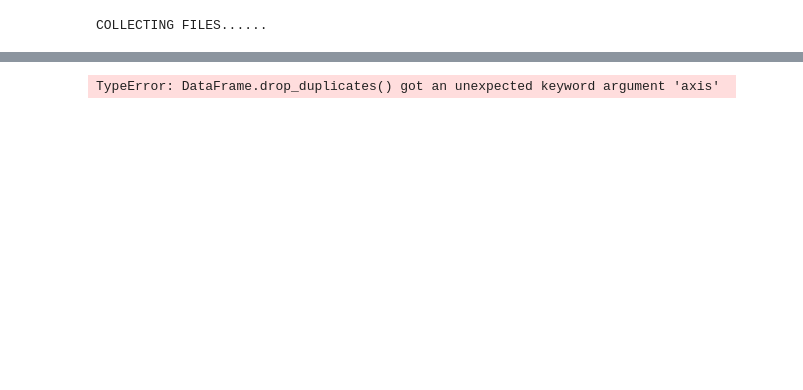
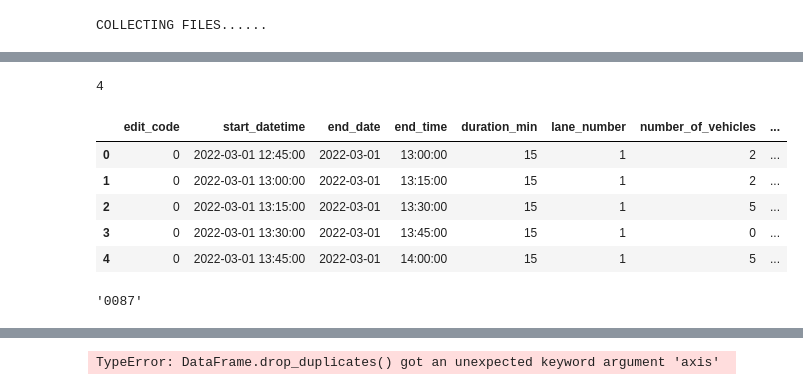
Before and after one commit to brandtosaurus/traffic_electronic_count_ETL, a Jupyter notebook: test.ipynb, the cells around one changed output, grey strips where cells are left out. Saved outputs shown, nothing was run; the diff lists cells and outputs as text; code cells hidden in the pictures; blank space fills up the shorter version.

```diff
--- a/test.ipynb
+++ b/test.ipynb
@@ -19,7 +20,9 @@ import tools
 pd.set_option("display.max_columns", None)
 pd.set_option("display.max_rows", None)
 # %%
+# individual tables for type 30 and 60 test
 files = tools.getfiles(r'C:\FTP\Syntell\SMEC RSA Files_GP PRM Sites_Dec21toFeb22')
+file = r"C:\FTP\Syntell\0087_20220331.RSA"
 # %% [output]
 COLLECTING FILES......
 # %%
@@ -28,12 +31,3 @@ electronic_count_data_type_30_columns = list(pd.read_sql_query("SELECT * from tr
 electronic_count_data_type_60_columns = list(pd.read_sql_query("SELECT * from trafc.electronic_count_data_type_60 limit 1",config.ENGINE).columns)
 electronic_count_data_type_70_columns = list(pd.read_sql_query("SELECT * from trafc.electronic_count_data_type_70 limit 1",config.ENGINE).columns)
 header_columns = list(pd.read_sql_query("SELECT * from trafc.electronic_count_header limit 1",config.ENGINE).columns)
-
-for file in files:
-    df = tools.to_df(file)
-    H = rh.Headers(df, file)
-    header = H.header
-    DATA = rd.Data(df, header)
-
-
-    break
@@ -50,16 +33,0 @@ header_30 = df.loc[(df[0] == "30") & (~df[1].isin(["0", "1", "2", "3", "4"]))].d
-# %%
-if data.empty:
-    pass
-elif data[1].isin(["0", "2"]).any():
-    ddf = data.iloc[:, 1:]
-    ddf = pd.DataFrame(ddf).dropna(axis=1, how="all")
-    if ddf.shape[1] == 8:
-        ddf.columns = ["data_source_code",
-                        "end_datetime",
-                        "end_time",
-                        "duration_min",
-                        "lane_number",
-                        "unknown_vehicle_error_class",
-                        "light_motor_vehicles",
-                        "heavy_vehicle",
-                    ]
@@ -71,0 +209,17 @@ d2 = DATA.dtype21
+# %%
+dfh2.iloc[1:,2].astype(int).max()
+# %% [output]
+4
+# %%
+df3.head()
+# %% [output]
+|  | edit_code | start_datetime | end_date | end_time | duration_min | lane_number | number_of_vehicles | ... |
+| 0 | 0 | 2022-03-01 12:45:00 | 2022-03-01 | 13:00:00 | 15 | 1 | 2 | ... |
+| 1 | 0 | 2022-03-01 13:00:00 | 2022-03-01 | 13:15:00 | 15 | 1 | 2 | ... |
+| 2 | 0 | 2022-03-01 13:15:00 | 2022-03-01 | 13:30:00 | 15 | 1 | 5 | ... |
+| 3 | 0 | 2022-03-01 13:30:00 | 2022-03-01 | 13:45:00 | 15 | 1 | 0 | ... |
+| 4 | 0 | 2022-03-01 13:45:00 | 2022-03-01 | 14:00:00 | 15 | 1 | 5 | ... |
+# %%
+df.iloc[1,1]
+# %% [output]
+'0087'
```
Also changed, not shown: parts of 17 cells of this notebook, 5 other files.
